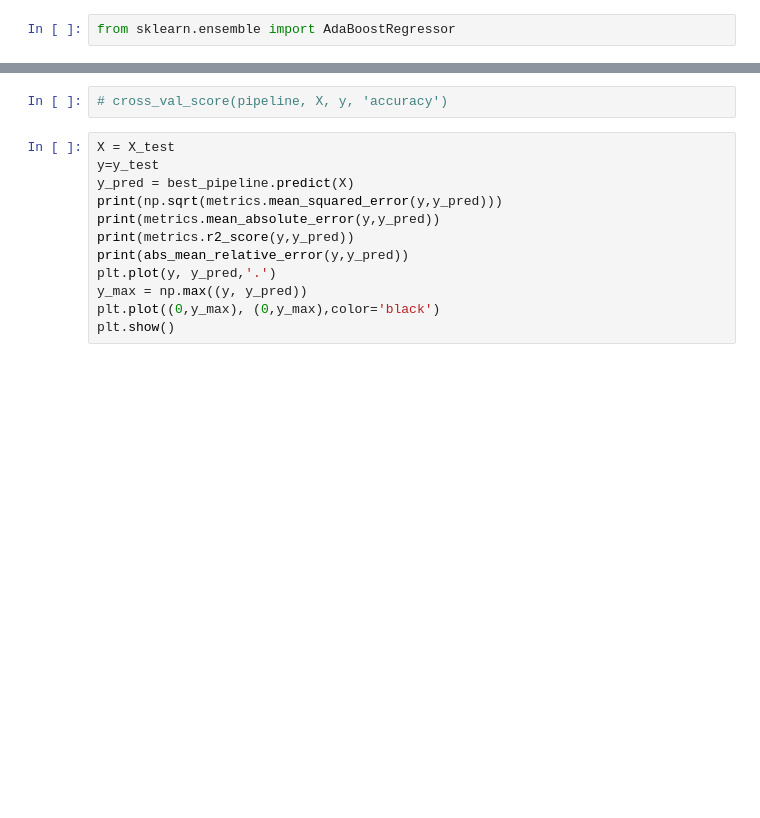
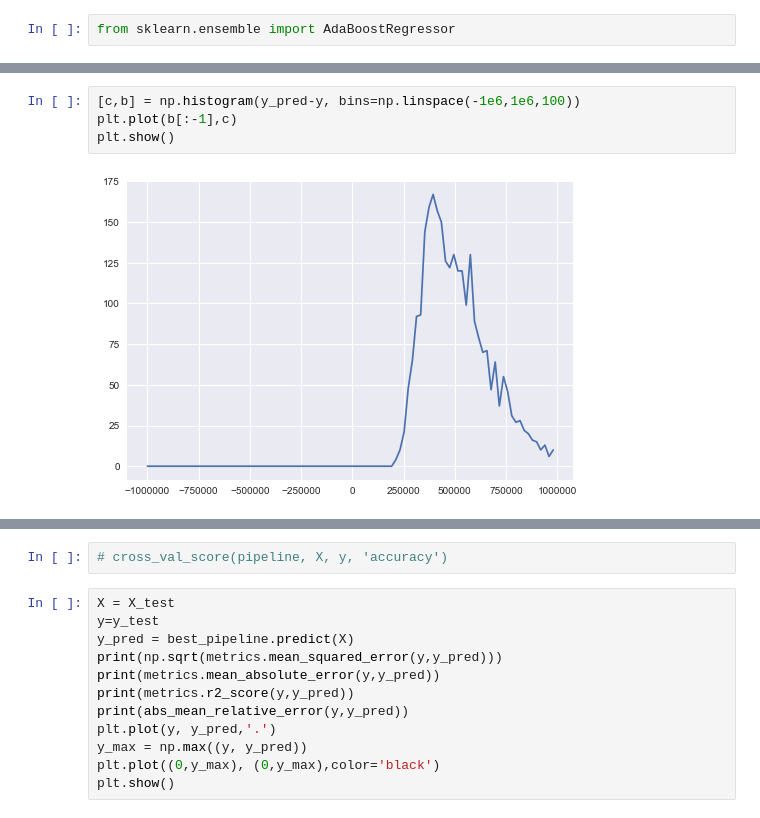
Before and after one commit to ideaian/housing_prices, a Jupyter notebook: improved_pipeline.ipynb, the cells around one changed output, grey strips where cells are left out. Saved outputs shown, nothing was run; the diff lists cells and outputs as text; blank space fills up the shorter version.

```diff
--- a/improved_pipeline.ipynb
+++ b/improved_pipeline.ipynb
@@ -77,0 +120,6 @@ Evaluating model on testing data
+# %%
+[c,b] = np.histogram(y_pred-y, bins=np.linspace(-1e6,1e6,100))
+plt.plot(b[:-1],c)
+plt.show()
+# %% [output]
+[figure, added]
```
Also changed, not shown: parts of 11 cells of this notebook, 2 other files.
